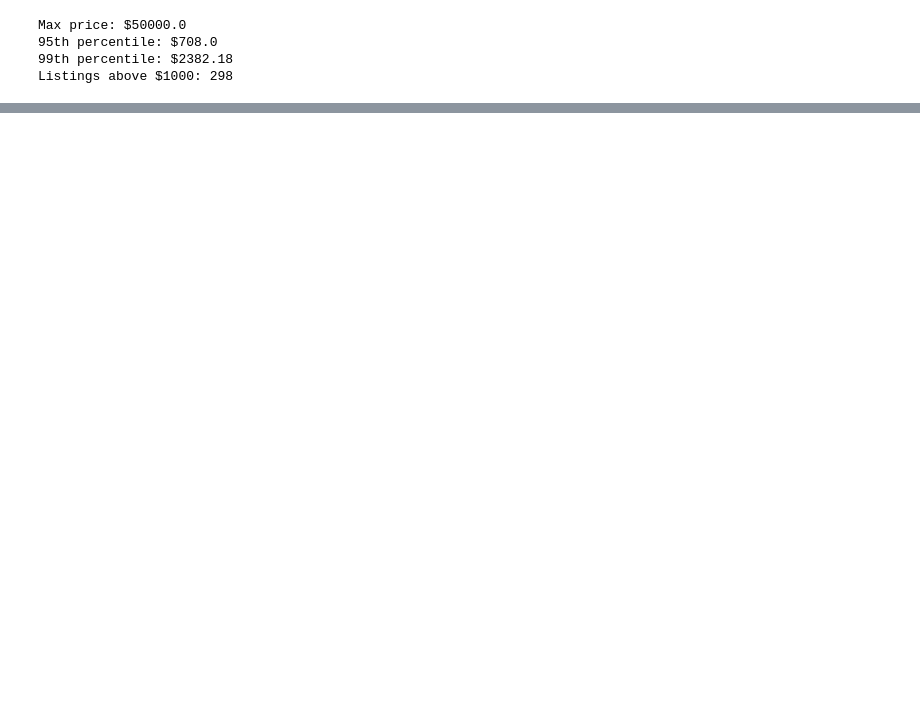
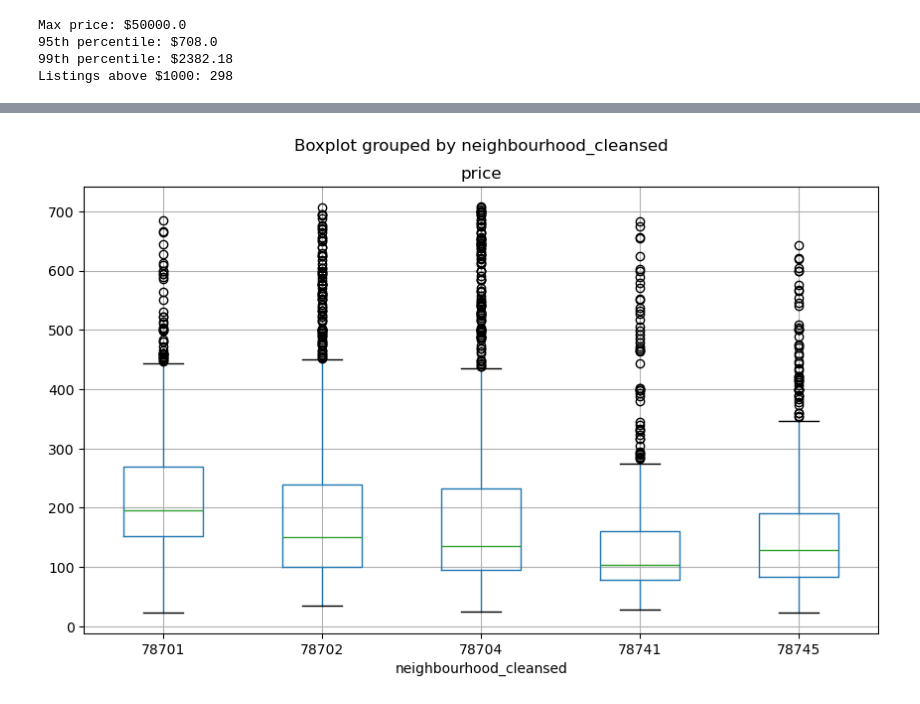
Before and after one commit to cleburn/my-dojo, a Jupyter notebook: notebooks/mod2_wk1/day6.ipynb, the cells around one changed output, grey strips where cells are left out. Drawn from its saved outputs; the diff is of its cells as text; code cells hidden in the pictures; blank space fills up the shorter version.

```diff
--- a/notebooks/mod2_wk1/day6.ipynb
+++ b/notebooks/mod2_wk1/day6.ipynb
@@ -293,0 +315,9 @@ Listings above $1000: 298
+# %%
+# Filter to specific neighborhoods
+top_neighborhoods = [78704, 78702, 78701, 78745, 78741]
+df_top5 = filtered_df[filtered_df['neighbourhood_cleansed'].isin(top_neighborhoods)]
+
+df_top5.boxplot(column='price', by='neighbourhood_cleansed', figsize=(10,6))
+plt.savefig('../../visuals/top_neighborhood_boxplot.png', dpi=150, bbox_inches='tight')
+# %% [output]
+[figure, added]
```
Also changed, not shown: parts of 7 cells of this notebook, 3 other files.
